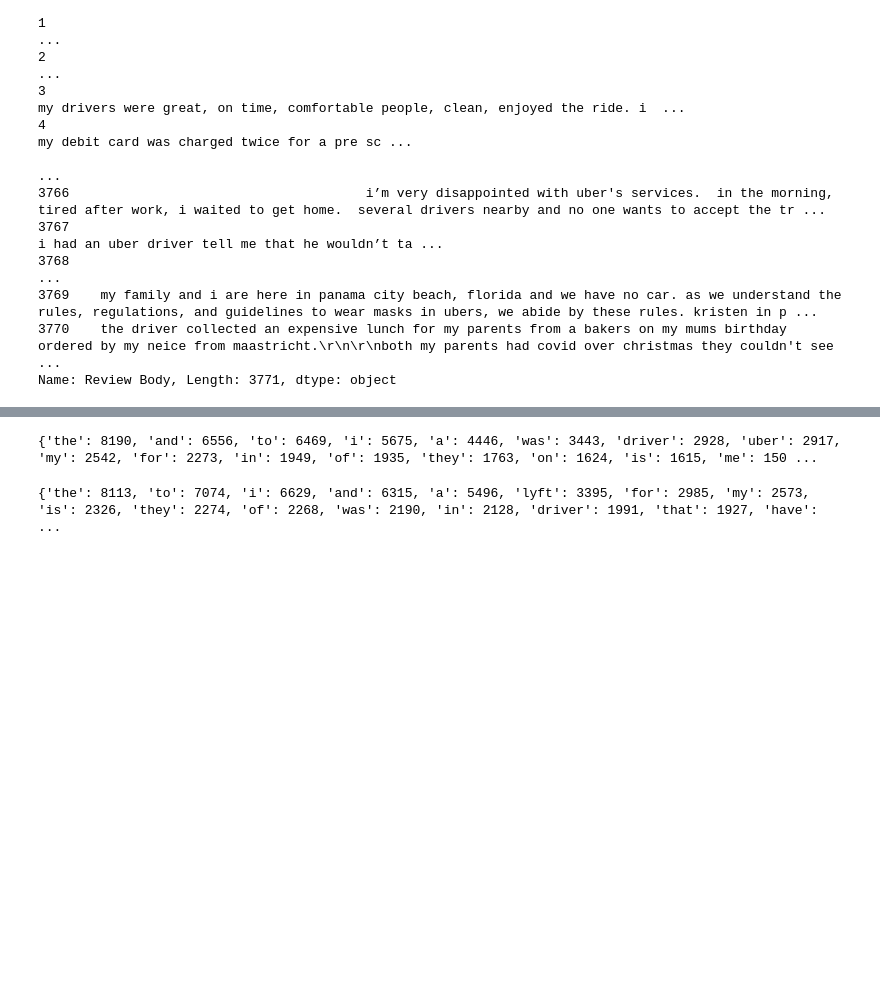
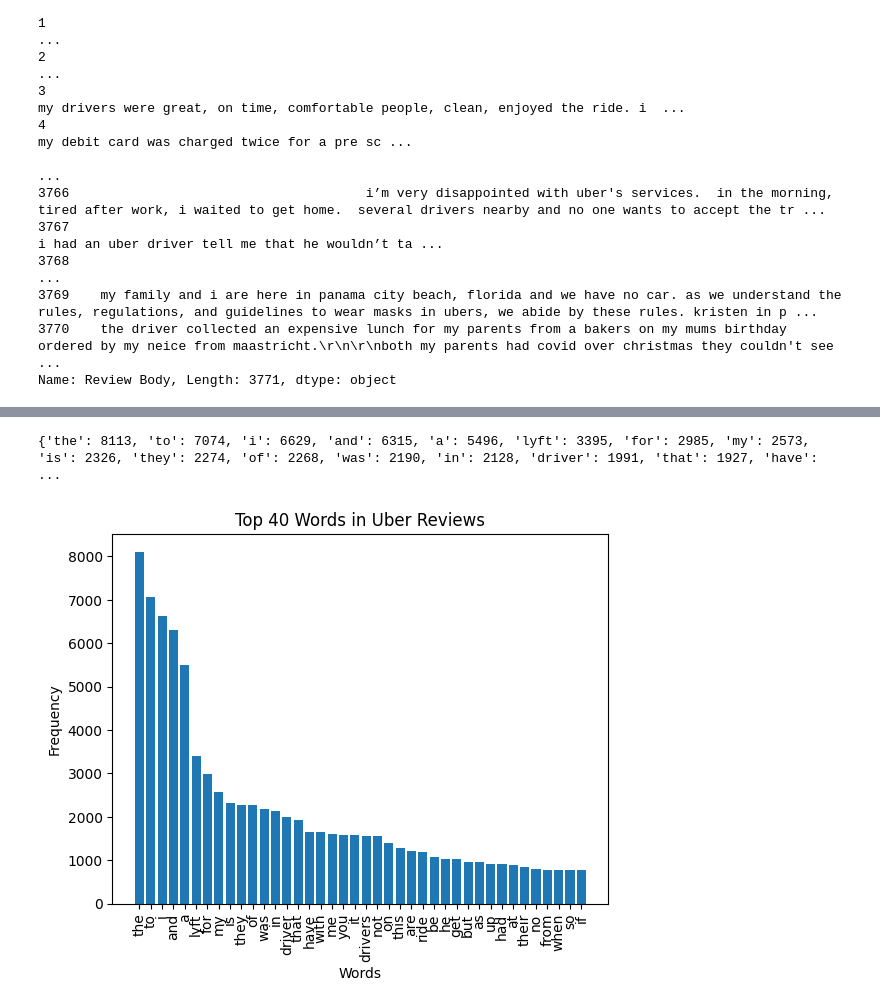
Before and after one commit to evkes/CPSC-4300-Gig-Economy, a Jupyter notebook: checkpoint2.ipynb, the cells around one changed output, grey strips where cells are left out. Drawn from its saved outputs; the diff is of its cells as text; code cells hidden in the pictures; blank space fills up the shorter version.

```diff
--- a/checkpoint2.ipynb
+++ b/checkpoint2.ipynb
@@ -38,35 +91,28 @@ Name: Review Body, Length: 3771, dtype: object
 # %%
 
-# Create a list of all words in the reviews
 from collections import Counter
 
-words = [word.lower() for review in uber['Review Body'] for word in review.split()]
+words = [word.lower() for review in lyft['Review Body'] for word in review.split()]
 
 # Use Counter to count the occurrence of each word
 word_count = Counter(words)
 
 word_freq_dict = {}
 
 for word, freq in sorted(word_count.items(), key=lambda item: item[1], reverse=True):
     word_freq_dict[word] = freq
 
 print(word_freq_dict)
+
+top_words = list(word_freq_dict.keys())[:40]
+word_freq = [word_freq_dict[word] for word in top_words]
+
+plt.bar(top_words, word_freq)
+plt.xticks(rotation=90)
+plt.xlabel('Words')
+plt.ylabel('Frequency')
+plt.title('Top 40 Words in Uber Reviews')
+plt.show()
 # %% [output]
-{'the': 8190, 'and': 6556, 'to': 6469, 'i': 5675, 'a': 4446, 'was': 3443, 'driver': 2928, 'uber': 2917, 'my': 2542, 'for': 2273, 'in': 1949, 'of': 1935, 'they': 1763, 'on': 1624, 'is': 1615, 'me': 150 ...
+{'the': 8113, 'to': 7074, 'i': 6629, 'and': 6315, 'a': 5496, 'lyft': 3395, 'for': 2985, 'my': 2573, 'is': 2326, 'they': 2274, 'of': 2268, 'was': 2190, 'in': 2128, 'driver': 1991, 'that': 1927, 'have': ...
+[figure, added]
-# %%
-
-from collections import Counter
-
-words = [word.lower() for review in lyft['Review Body'] for word in review.split()]
-
-# Use Counter to count the occurrence of each word
-word_count = Counter(words)
-
-word_freq_dict = {}
-
-for word, freq in sorted(word_count.items(), key=lambda item: item[1], reverse=True):
-    word_freq_dict[word] = freq
-
-print(word_freq_dict)
-# %% [output]
-{'the': 8113, 'to': 7074, 'i': 6629, 'and': 6315, 'a': 5496, 'lyft': 3395, 'for': 2985, 'my': 2573, 'is': 2326, 'they': 2274, 'of': 2268, 'was': 2190, 'in': 2128, 'driver': 1991, 'that': 1927, 'have': ...
```
Also changed, not shown: parts of 1 cell of this notebook.
